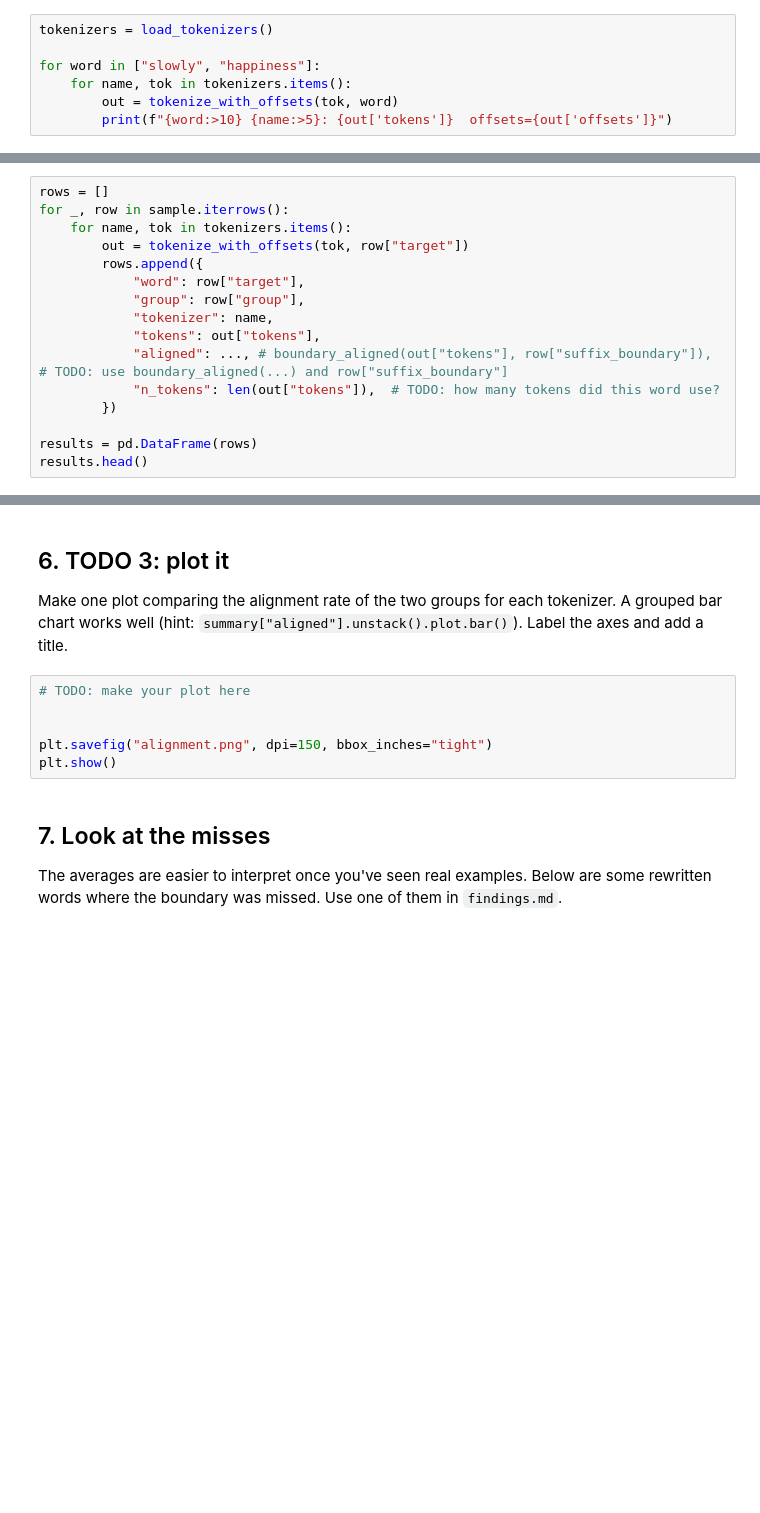
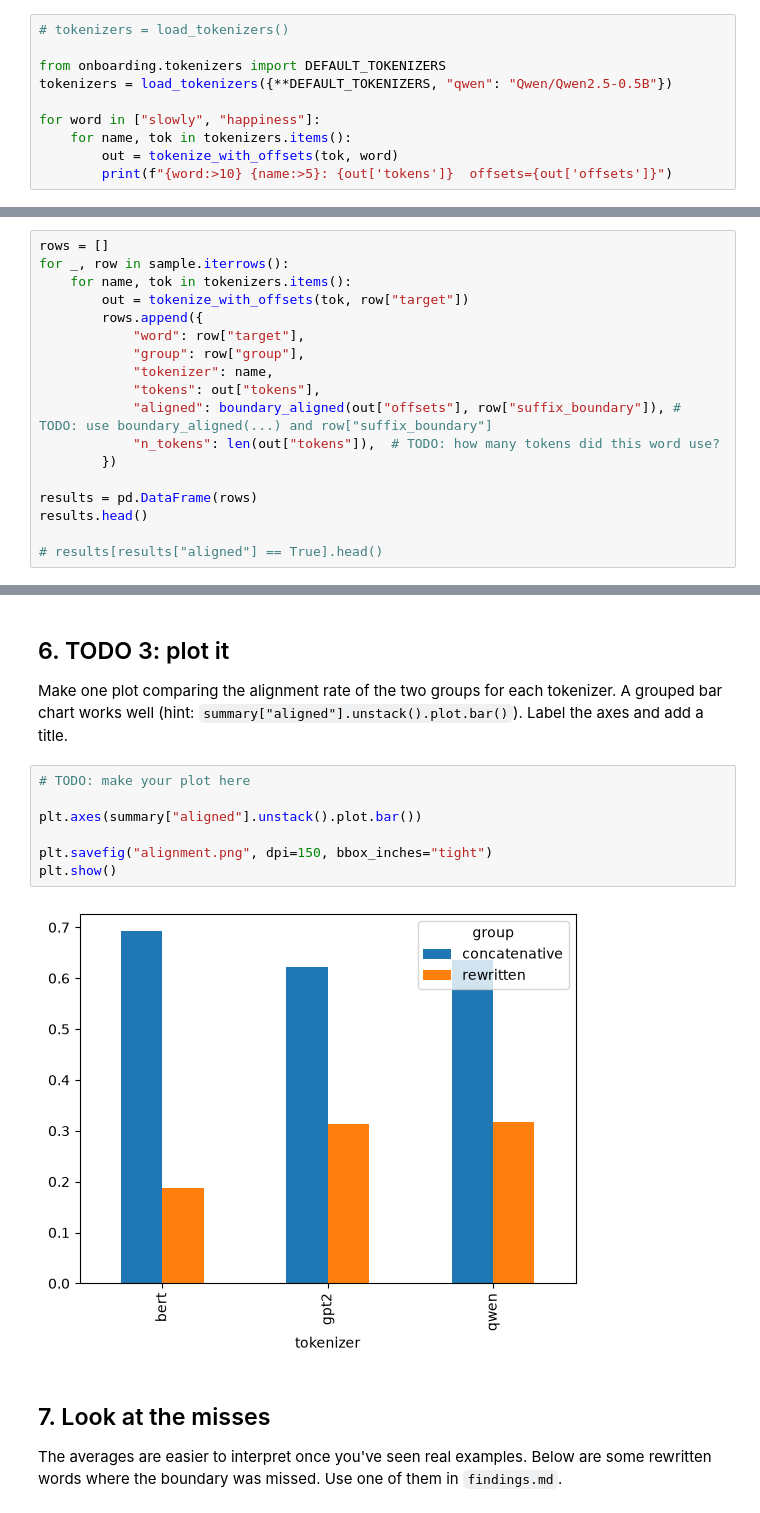
Before and after one commit to Sandhi-Probe/core-member-onboarding, a Jupyter notebook: submissions/nli33/analysis.ipynb, the cells around one changed output, grey strips where cells are left out. Drawn from its saved outputs; the diff is of its cells as text; blank space fills up the shorter version.

Commit message:
Onboarding: Neng Li (optionals)

```diff
--- a/submissions/nli33/analysis.ipynb
+++ b/submissions/nli33/analysis.ipynb
@@ -66,7 +66,10 @@ Name: count, dtype: int64
 
 We compare `bert-base-uncased` and `gpt2`. Each token comes with an **offset** `(start, end)`, which gives the characters of the word it covers.
 # %%
-tokenizers = load_tokenizers()
+# tokenizers = load_tokenizers()
+
+from onboarding.tokenizers import DEFAULT_TOKENIZERS
+tokenizers = load_tokenizers({**DEFAULT_TOKENIZERS, "qwen": "Qwen/Qwen2.5-0.5B"})
 
 for word in ["slowly", "happiness"]:
     for name, tok in tokenizers.items():
@@ -114,10 +119,12 @@ for _, row in sample.iterrows():
             "group": row["group"],
             "tokenizer": name,
             "tokens": out["tokens"],
-            "aligned": ..., # boundary_aligned(out["tokens"], row["suffix_boundary"]),   # TODO: use boundary_aligned(...) and row["suffix_boundary"]
+            "aligned": boundary_aligned(out["offsets"], row["suffix_boundary"]), # TODO: use boundary_aligned(...) and row["suffix_boundary"]
             "n_tokens": len(out["tokens"]),  # TODO: how many tokens did this word use?
         })
 
 results = pd.DataFrame(rows)
 results.head()
+
+# results[results["aligned"] == True].head()
 # %% [output]
@@ -136,9 +193,12 @@ Make one plot comparing the alignment rate of the two groups for each tokenizer.
 # %%
 # TODO: make your plot here
 
+plt.axes(summary["aligned"].unstack().plot.bar())
 
 plt.savefig("alignment.png", dpi=150, bbox_inches="tight")
 plt.show()
+# %% [output]
+[figure, added]
 # %% [markdown]
 ## 7. Look at the misses
 
```
Also changed, not shown: parts of 7 cells of this notebook, 2 other files.
